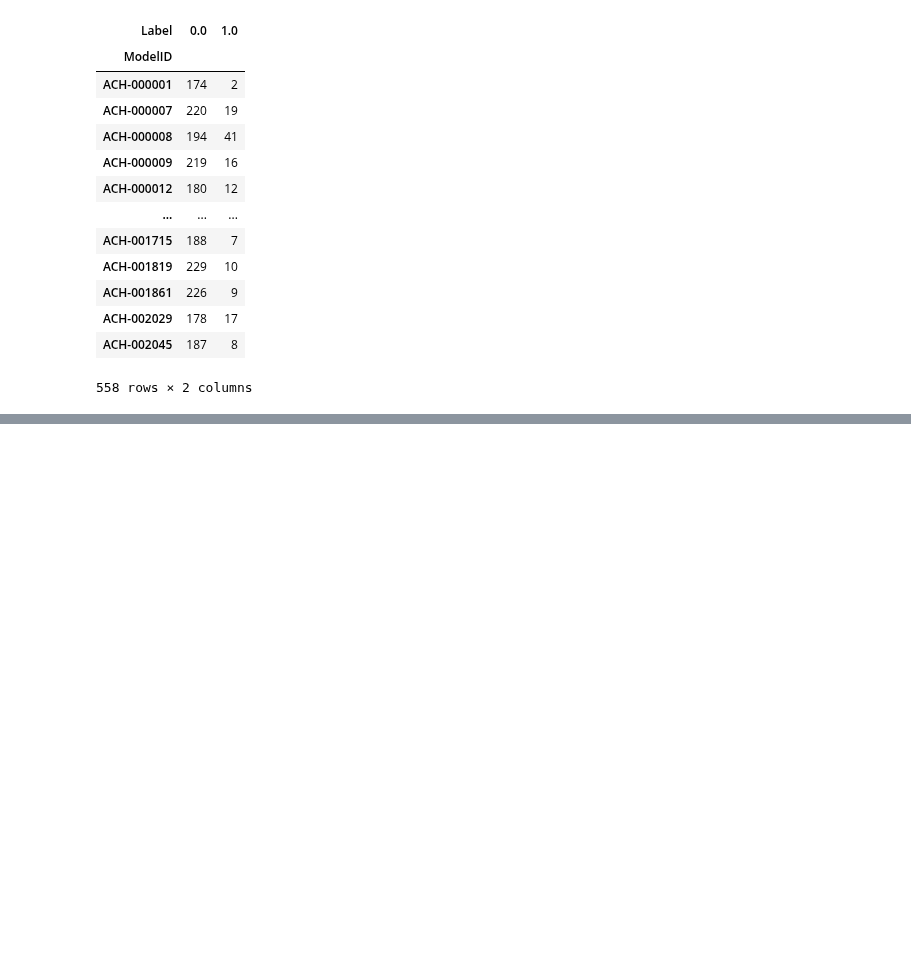
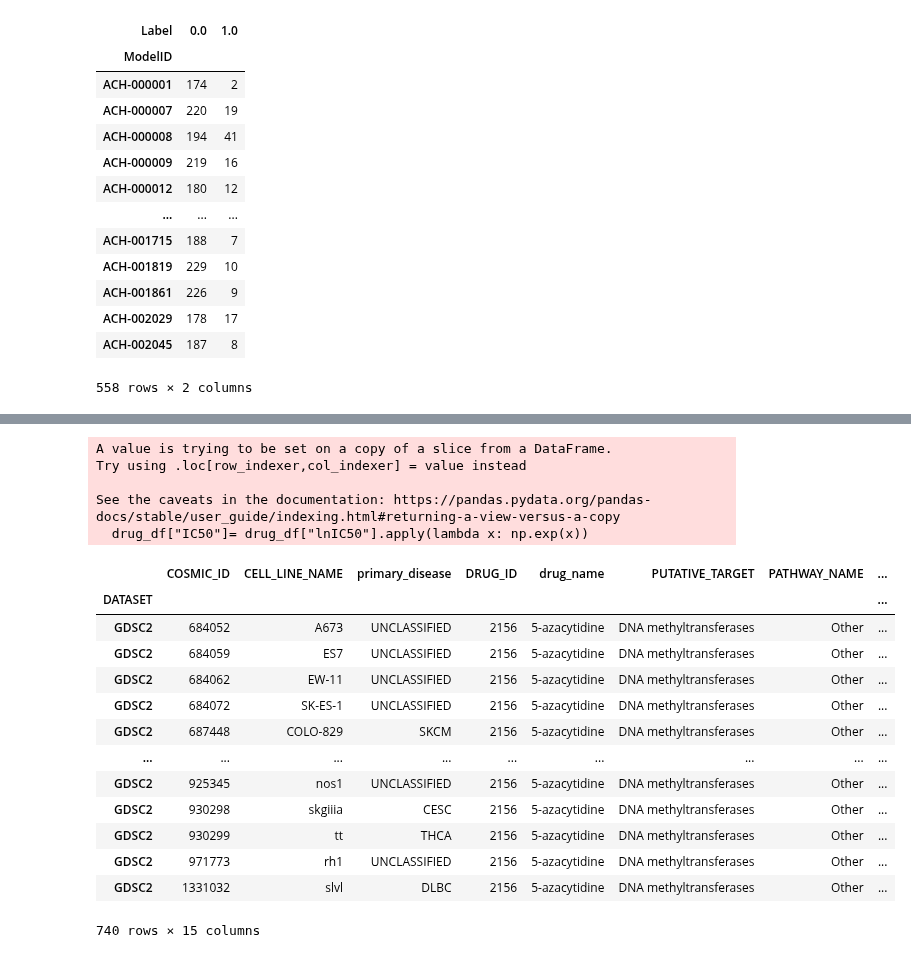
Before and after one commit to chiu-kai/ESPF_OMICS, a Jupyter notebook: utils/data_preprocessing.ipynb, the cells around one changed output, grey strips where cells are left out. Cells and saved outputs as stored; diff of their text form; code cells hidden in the pictures; blank space fills up the shorter version.

```diff
--- a/utils/data_preprocessing.ipynb
+++ b/utils/data_preprocessing.ipynb
@@ -1300,0 +1355,25 @@ sponse_df.groupby(['ModelID', 'Label']).size().unstack(fill_value=0)
+# %%
+drug_df = GDSC_df[GDSC_df['mapped_name'] == '5-azacytidine']
+drug_df
+drug_df["IC50"]= drug_df["lnIC50"].apply(lambda x: np.exp(x))
+drug_df
+# %% [output]
+A value is trying to be set on a copy of a slice from a DataFrame.
+Try using .loc[row_indexer,col_indexer] = value instead
+
+See the caveats in the documentation: https://pandas.pydata.org/pandas-docs/stable/user_guide/indexing.html#returning-a-view-versus-a-copy
+  drug_df["IC50"]= drug_df["lnIC50"].apply(lambda x: np.exp(x))
+|  | COSMIC_ID | CELL_LINE_NAME | primary_disease | DRUG_ID | drug_name | PUTATIVE_TARGET | PATHWAY_NAME | ... |
+| DATASET |  |  |  |  |  |  |  | ... |
+| GDSC2 | 684052 | A673 | UNCLASSIFIED | 2156 | 5-azacytidine | DNA methyltransferases | Other | ... |
+| GDSC2 | 684059 | ES7 | UNCLASSIFIED | 2156 | 5-azacytidine | DNA methyltransferases | Other | ... |
+| GDSC2 | 684062 | EW-11 | UNCLASSIFIED | 2156 | 5-azacytidine | DNA methyltransferases | Other | ... |
+| GDSC2 | 684072 | SK-ES-1 | UNCLASSIFIED | 2156 | 5-azacytidine | DNA methyltransferases | Other | ... |
+| GDSC2 | 687448 | COLO-829 | SKCM | 2156 | 5-azacytidine | DNA methyltransferases | Other | ... |
+| ... | ... | ... | ... | ... | ... | ... | ... | ... |
+| GDSC2 | 925345 | nos1 | UNCLASSIFIED | 2156 | 5-azacytidine | DNA methyltransferases | Other | ... |
+| GDSC2 | 930298 | skgiiia | CESC | 2156 | 5-azacytidine | DNA methyltransferases | Other | ... |
+| GDSC2 | 930299 | tt | THCA | 2156 | 5-azacytidine | DNA methyltransferases | Other | ... |
+| GDSC2 | 971773 | rh1 | UNCLASSIFIED | 2156 | 5-azacytidine | DNA methyltransferases | Other | ... |
+| GDSC2 | 1331032 | slvl | DLBC | 2156 | 5-azacytidine | DNA methyltransferases | Other | ... |
+740 rows × 15 columns
```
Also changed, not shown: parts of 8 cells of this notebook, 1 other file.
